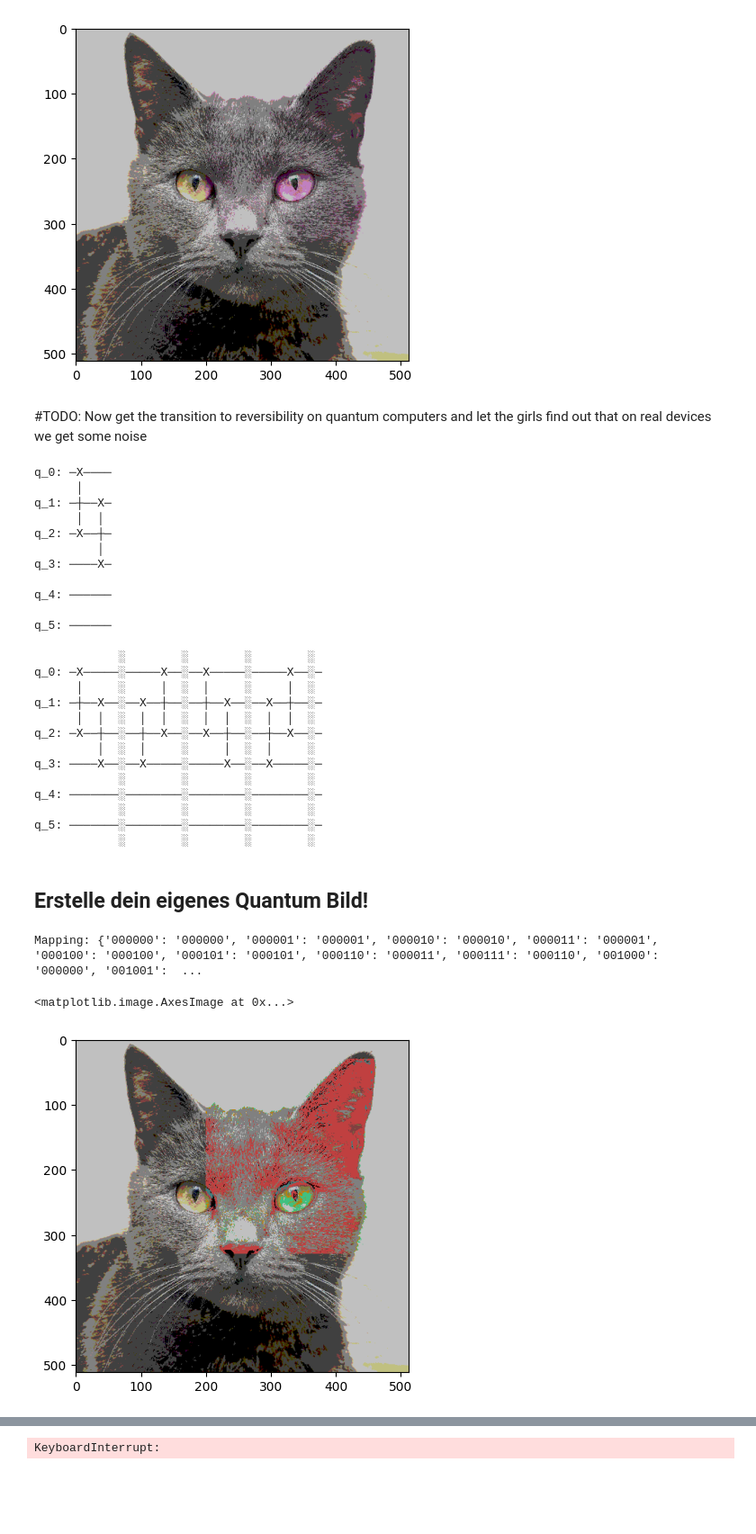
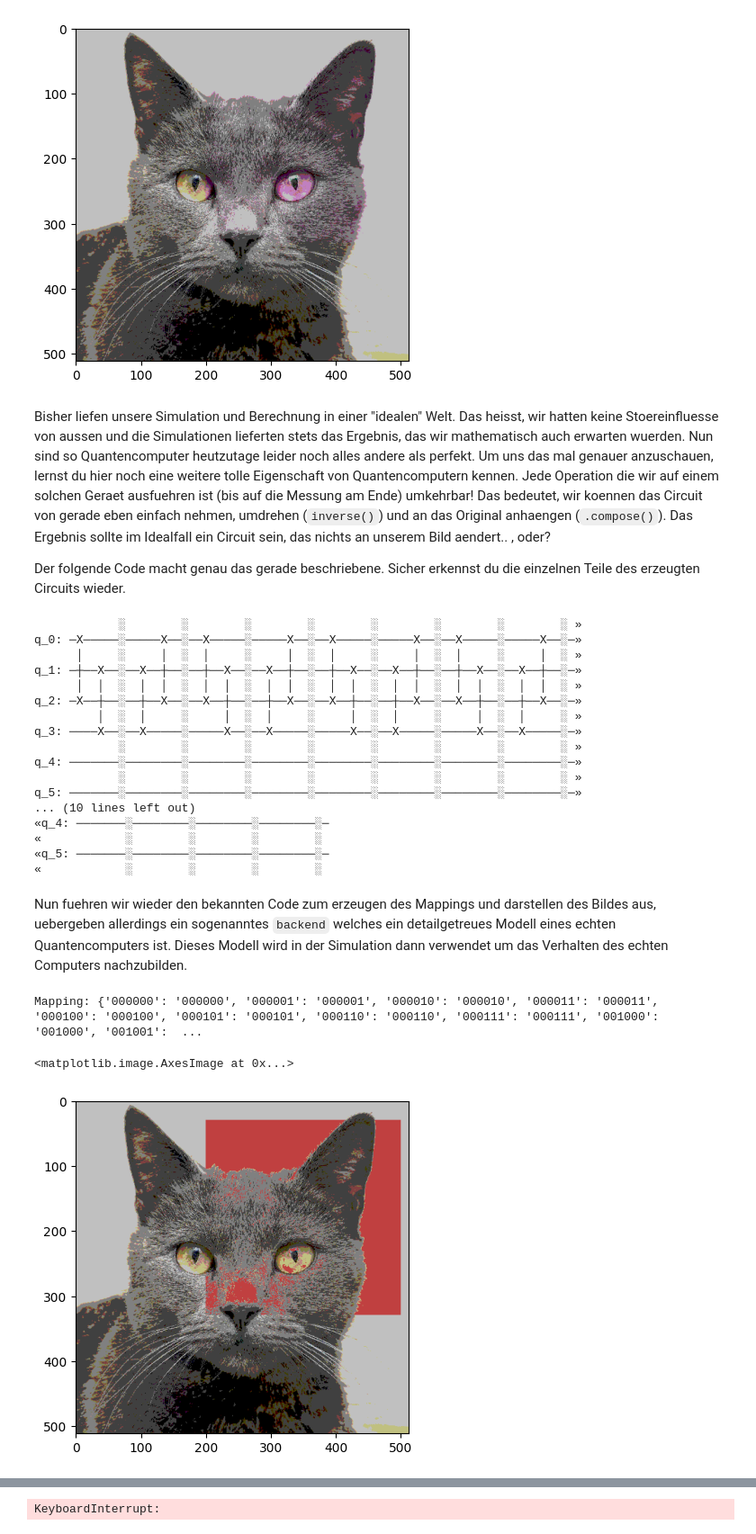
Before and after one commit to eileen-kuehn/intro_qc4images, a Jupyter notebook: QolorQoding.ipynb, the cells around one changed output, grey strips where cells are left out. Shown at 90% size. Drawn from its saved outputs; the diff is of its cells as text; code cells hidden in the pictures; blank space fills up the shorter version.

Commit message:
added description for real q device

```diff
--- a/QolorQoding.ipynb
+++ b/QolorQoding.ipynb
@@ -340,31 +340,16 @@ Mapping: {'000000': '000000', '000001': '000100', '000010': '001000', '000011':
 <matplotlib.image.AxesImage at 0x...>
 [figure]
 # %% [markdown]
-#TODO: Now get the transition to reversibility on quantum computers and let the girls find out that on real devices we get some noise
+Bisher liefen unsere Simulation und Berechnung in einer "idealen" Welt. Das heisst, wir hatten keine Stoereinfluesse von aussen und die Simulationen lieferten stets das Ergebnis, das wir mathematisch auch erwarten wuerden.
+Nun sind so Quantencomputer heutzutage leider noch alles andere als perfekt.
+Um uns das mal genauer anzuschauen, lernst du hier noch eine weitere tolle Eigenschaft von Quantencomputern kennen. Jede Operation die wir auf einem solchen Geraet ausfuehren ist (bis auf die Messung am Ende) umkehrbar!
+Das bedeutet, wir koennen das Circuit von gerade eben einfach nehmen, umdrehen (`inverse()`) und an das Original anhaengen (`.compose()`).
+Das Ergebnis sollte im Idealfall ein Circuit sein, das nichts an unserem Bild aendert.. , oder?
+
+Der folgende Code macht genau das gerade beschriebene. Sicher erkennst du die einzelnen Teile des erzeugten Circuits wieder.
-# %%
-quantum_circuit = QuantumCircuit(3*qubits)
-# quantum_circuit = random_circuit(3*qubits, depth=4, max_operands=3, seed=1337)
-
-# --- Ab hier dein Code ---
-quantum_circuit.swap(0,2)
-quantum_circuit.swap(1,3)
-# -------------------------
-
-quantum_circuit.draw()
-# %% [output]
-q_0: ─X────
-      │
-q_1: ─┼──X─
-      │  │
-q_2: ─X──┼─
-         │
-q_3: ────X─
-
-q_4: ──────
-
-q_5: ──────
 # %%
-REPS = 2 # how often do you want to repeat your circuit ?
+REPS = 6 # how often do you want to repeat your circuit ?
+assert REPS % 2 ==0
 
 overall_quantum_circuit = QuantumCircuit(3*qubits)
 
@@ -376,30 +361,34 @@ for i in range(REPS):
 
 overall_quantum_circuit.draw()
 # %% [output]
-            ░        ░        ░        ░
-q_0: ─X─────░─────X──░──X─────░─────X──░─
-      │     ░     │  ░  │     ░     │  ░
-q_1: ─┼──X──░──X──┼──░──┼──X──░──X──┼──░─
-      │  │  ░  │  │  ░  │  │  ░  │  │  ░
-q_2: ─X──┼──░──┼──X──░──X──┼──░──┼──X──░─
-         │  ░  │     ░     │  ░  │     ░
-q_3: ────X──░──X─────░─────X──░──X─────░─
-            ░        ░        ░        ░
-q_4: ───────░────────░────────░────────░─
-            ░        ░        ░        ░
-q_5: ───────░────────░────────░────────░─
-            ░        ░        ░        ░
+            ░        ░        ░        ░        ░        ░        ░        ░ »
+q_0: ─X─────░─────X──░──X─────░─────X──░──X─────░─────X──░──X─────░─────X──░─»
+      │     ░     │  ░  │     ░     │  ░  │     ░     │  ░  │     ░     │  ░ »
+q_1: ─┼──X──░──X──┼──░──┼──X──░──X──┼──░──┼──X──░──X──┼──░──┼──X──░──X──┼──░─»
+      │  │  ░  │  │  ░  │  │  ░  │  │  ░  │  │  ░  │  │  ░  │  │  ░  │  │  ░ »
+q_2: ─X──┼──░──┼──X──░──X──┼──░──┼──X──░──X──┼──░──┼──X──░──X──┼──░──┼──X──░─»
+         │  ░  │     ░     │  ░  │     ░     │  ░  │     ░     │  ░  │     ░ »
+q_3: ────X──░──X─────░─────X──░──X─────░─────X──░──X─────░─────X──░──X─────░─»
+            ░        ░        ░        ░        ░        ░        ░        ░ »
+q_4: ───────░────────░────────░────────░────────░────────░────────░────────░─»
+            ░        ░        ░        ░        ░        ░        ░        ░ »
+q_5: ───────░────────░────────░────────░────────░────────░────────░────────░─»
+... (10 lines left out)
+«q_4: ───────░────────░────────░────────░─
+«            ░        ░        ░        ░
+«q_5: ───────░────────░────────░────────░─
+«            ░        ░        ░        ░
-# %% [markdown]
-## Erstelle dein eigenes Quantum Bild!
+# %% [markdown]
+Nun fuehren wir wieder den bekannten Code zum erzeugen des Mappings und darstellen des Bildes aus, uebergeben allerdings ein sogenanntes `backend` welches ein detailgetreues Modell eines echten Quantencomputers ist.
+Dieses Modell wird in der Simulation dann verwendet um das Verhalten des echten Computers nachzubilden.
 # %%
 backend = FakeMelbourne()
 # backend = Aer.get_backend('qasm_simulator') # same image as output
-shots = 2
 
-mapping = create_rgb_mapping(overall_quantum_circuit, backend=backend, shots=shots)
+mapping = create_rgb_mapping(overall_quantum_circuit, backend=backend)
 q_image = convert_rgb_image(qubits, image, mapping, pixels_to_transform)
 imshow(q_image)
 # %% [output]
-Mapping: {'000000': '000000', '000001': '000001', '000010': '000010', '000011': '000001', '000100': '000100', '000101': '000101', '000110': '000011', '000111': '000110', '001000': '000000', '001001':  ...
+Mapping: {'000000': '000000', '000001': '000001', '000010': '000010', '000011': '000011', '000100': '000100', '000101': '000101', '000110': '000110', '000111': '000111', '001000': '001000', '001001':  ...
 <matplotlib.image.AxesImage at 0x...>
-[figure, old version]
+[figure, new version]
```
Also changed, not shown: parts of 10 cells of this notebook.
